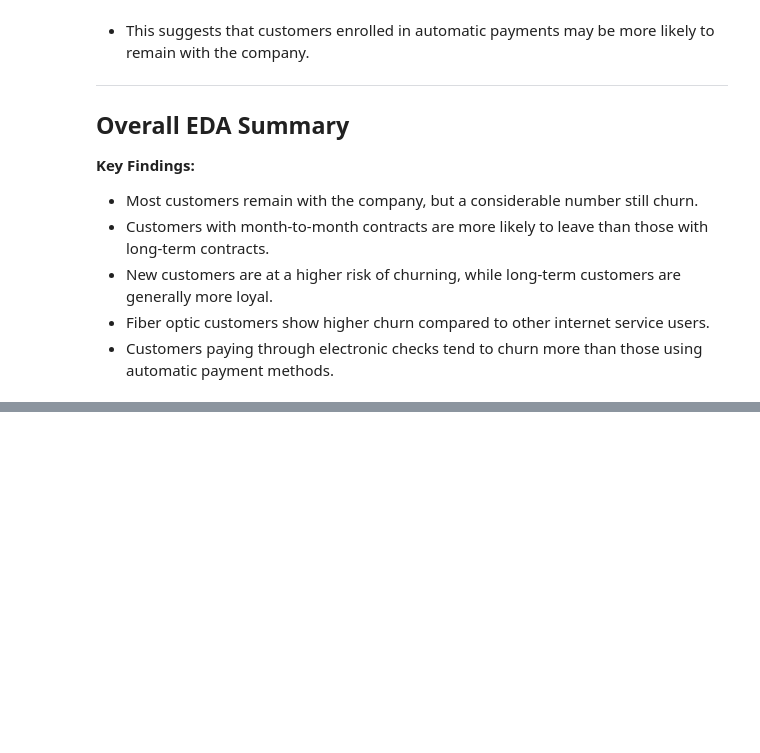
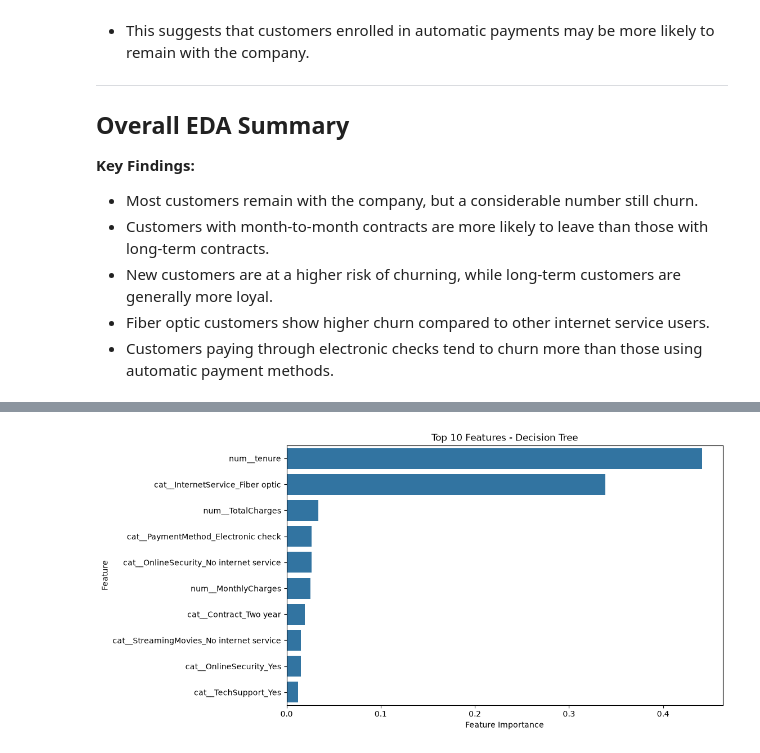
Before and after one commit to humairathameem/Telco-Customer-Churn-Prediction, a Jupyter notebook: Notebooks/Telco_Churn_Prediction.ipynb, the cells around one changed output, grey strips where cells are left out. Cells and saved outputs as stored; diff of their text form; code cells hidden in the pictures; blank space fills up the shorter version.

```diff
--- a/Notebooks/Telco_Churn_Prediction.ipynb
+++ b/Notebooks/Telco_Churn_Prediction.ipynb
@@ -308,0 +776,4 @@ plt.show()
+# %%
+# Mapping feature importance to feature names for Decision Tree
+feature_names = preprocessor.get_feature_names_out()
+feature_names
@@ -308,0 +799,8 @@ plt.show()
+# %%
+# Create the Feature Importance Table
+feature_importance_df = pd.DataFrame({
+    "Feature": feature_names,
+    "Importance": tree_importance
+})
+
+feature_importance_df
@@ -308,0 +825,8 @@ plt.show()
+# %%
+# Sort the feature importance table in descending order of importance
+feature_importance_df = feature_importance_df.sort_values(
+    by="Importance",
+    ascending=False
+)
+
+feature_importance_df
@@ -308,0 +851,19 @@ plt.show()
+# %%
+# Visualize the Top 10 Important Features
+top_10_features = feature_importance_df.head(10)
+
+plt.figure(figsize=(10, 6))
+
+sns.barplot(
+    data=top_10_features,
+    x="Importance",
+    y="Feature"
+)
+
+plt.xlabel("Feature Importance")
+plt.ylabel("Feature")
+plt.title("Top 10 Features - Decision Tree")
+plt.savefig("../Images/feature_importance/decision_tree_feature_importance.png")
+plt.show()
+# %% [output]
+[figure, added]
```
Also changed, not shown: parts of 105 cells of this notebook, 13 other files.
